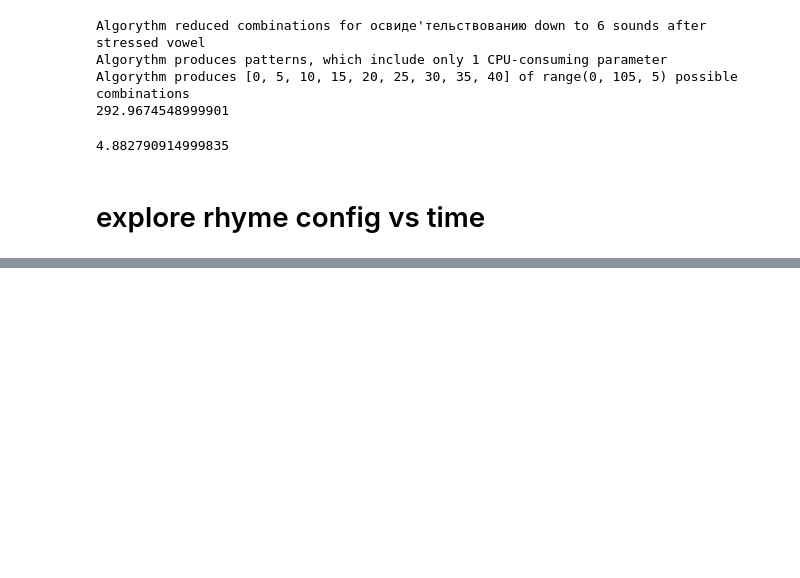
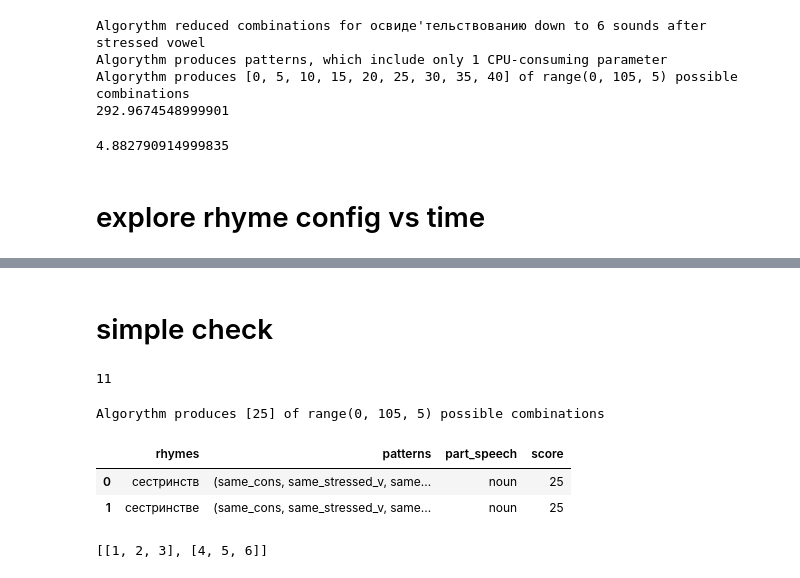
Before and after one commit to EugenefedorovPro/rhyme_rus, a Jupyter notebook: rhyme_rus/utils/rhyming_time/rhyming_time.ipynb, the cells around one changed output, grey strips where cells are left out. Cells and saved outputs as stored; diff of their text form; code cells hidden in the pictures; blank space fills up the shorter version.

```diff
--- a/rhyme_rus/utils/rhyming_time/rhyming_time.ipynb
+++ b/rhyme_rus/utils/rhyming_time/rhyming_time.ipynb
@@ -253,0 +279,8 @@ total_time/60
+# %%
+def get_n_sounds_in_word_without_stress(word_without_stress):
+    n_sounds_in_word_without_stress = [len(item.intipa) for item in wiki_instances if item.word == word_without_stress]
+    n_sounds_in_word_without_stress = int(n_sounds_in_word_without_stress[0])
+    return n_sounds_in_word_without_stress
+word_without_stress = "пожертвование"
+n_sounds_in_word_without_stress = get_n_sounds_in_word_without_stress(word_without_stress)
+n_sounds_in_word_without_stress
@@ -342,0 +626,21 @@ False
+# %% [markdown]
+# simple check
+# %%
+word_without_stress = "сестринство"
+n_sounds = get_n_sounds_in_word_without_stress(word_without_stress)
+print(n_sounds)
+# %% [output]
+11
+# %%
+result = rhyme(
+    word_without_stress,
+    max_length_pat_of_ipa=n_sounds,
+    list_score_numbers=[25],
+    max_number_hard_sounds_in_one_pat=1,
+    )
+result
+# %% [output]
+Algorythm produces [25] of range(0, 105, 5) possible combinations
+|  | rhymes | patterns | part_speech | score |
+| 0 | сестринств | (same_cons, same_stressed_v, same... | noun | 25 |
+| 1 | сестринстве | (same_cons, same_stressed_v, same... | noun | 25 |
@@ -342,0 +656,12 @@ False
+# %%
+test_result = []
+with open(path, "rb") as f:
+    try:
+        while True:
+            test_result.append(dill.load(f))
+    except EOFError:
+        pass
+
+test_result
+# %% [output]
+[[1, 2, 3], [4, 5, 6]]
```
Also changed, not shown: parts of 34 cells of this notebook, 13 other files.
